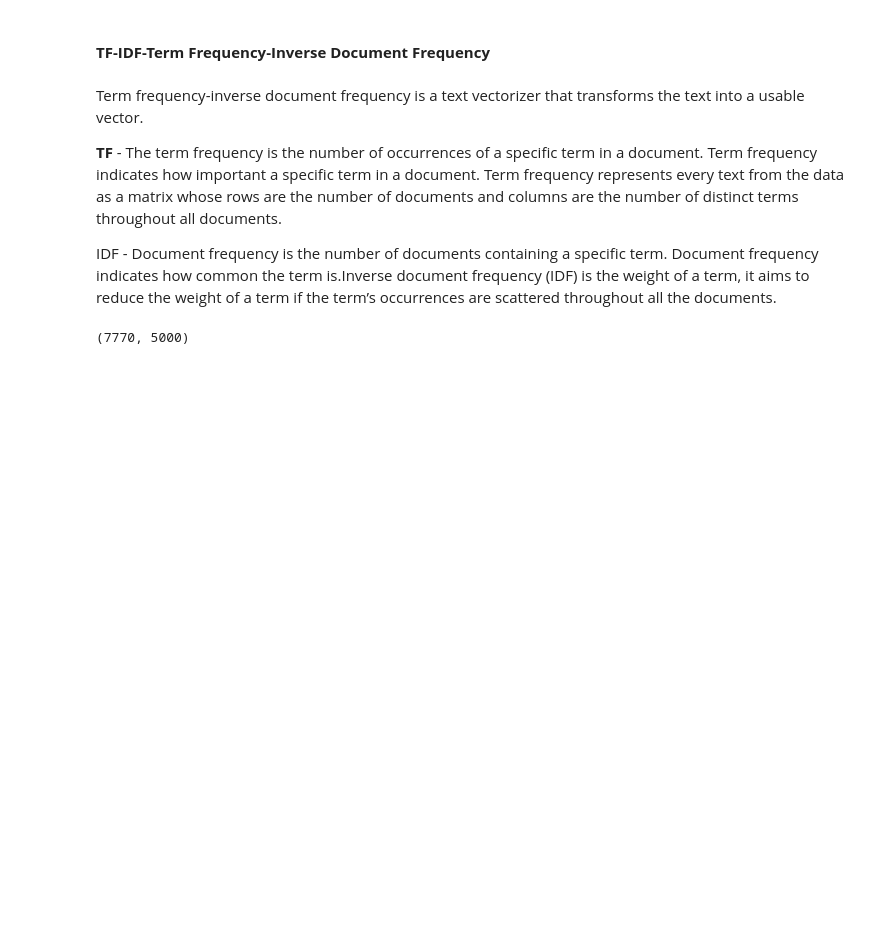
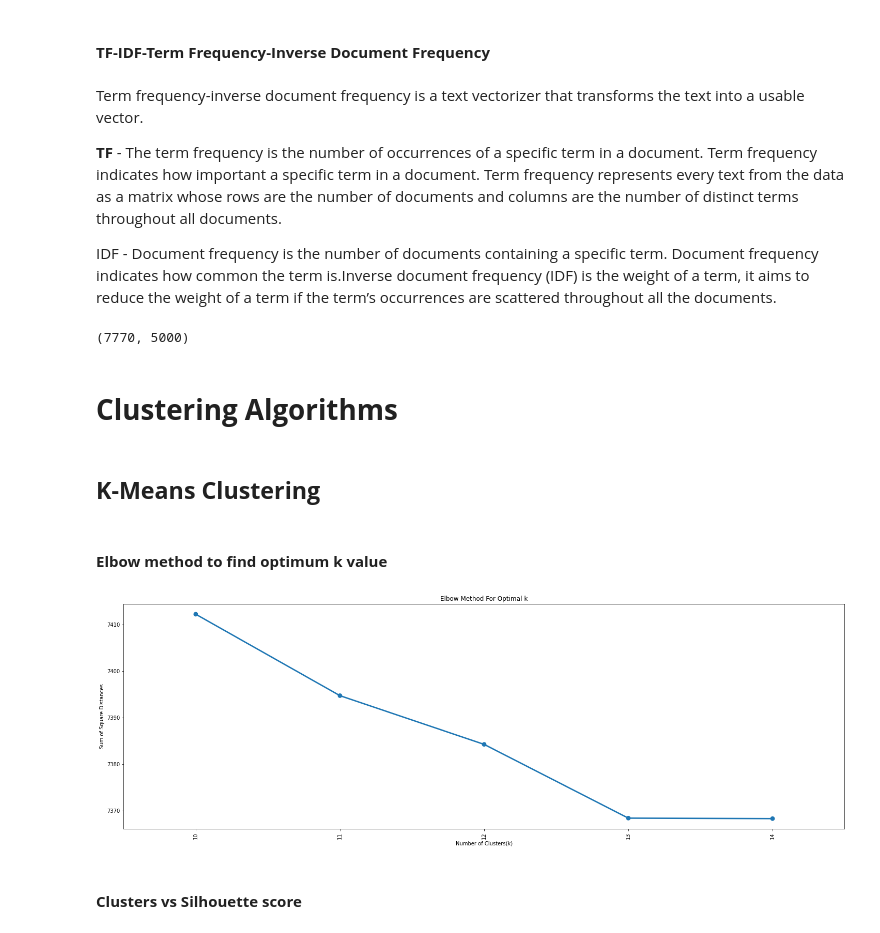
Before and after one commit to Amol2332/NETFLIX-MOVIES-AND-TV-SHOWS-CLUSTERING, a Jupyter notebook: netflix_clustering.ipynb, the cells around one changed output. Drawn from its saved outputs; the diff is of its cells as text; code cells hidden in the pictures; blank space fills up the shorter version.

```diff
--- a/netflix_clustering.ipynb
+++ b/netflix_clustering.ipynb
@@ -703,3 +703,34 @@ X = X.toarray()
 X.shape
 # %% [output]
 (7770, 5000)
+# %% [markdown]
+# **Clustering Algorithms**
+# %% [markdown]
+## **K-Means Clustering**
+# %%
+silhouette_score_ = [ ]
+sum_of_sq_dist = {}
+range_n_clusters = [i for i in range(10,15)]
+for n_clusters in range_n_clusters:
+    clusterer = KMeans(n_clusters=n_clusters, n_init=10,random_state=40)
+    preds = clusterer.fit_predict(X)
+    centers = clusterer.cluster_centers_
+    sum_of_sq_dist[n_clusters] = clusterer.inertia_
+
+    score = silhouette_score(X, preds)
+    silhouette_score_.append([int(n_clusters) , round(score , 3)])
+# %% [markdown]
+#### **Elbow method to find optimum k value**
+# %%
+#Plot the graph for the sum of square distance values and Number of Clusters
+plt.figure(figsize=(25,8))
+sns.pointplot(x = list(sum_of_sq_dist.keys()), y = list(sum_of_sq_dist.values()))
+plt.xlabel('Number of Clusters(k)')
+plt.ylabel('Sum of Square Distances')
+plt.title('Elbow Method For Optimal k')
+plt.xticks(rotation = 90)
+plt.show()
+# %% [output]
+[figure, added]
+# %% [markdown]
+#### **Clusters vs Silhouette score**
```
Also changed, not shown: parts of 16 cells of this notebook.
